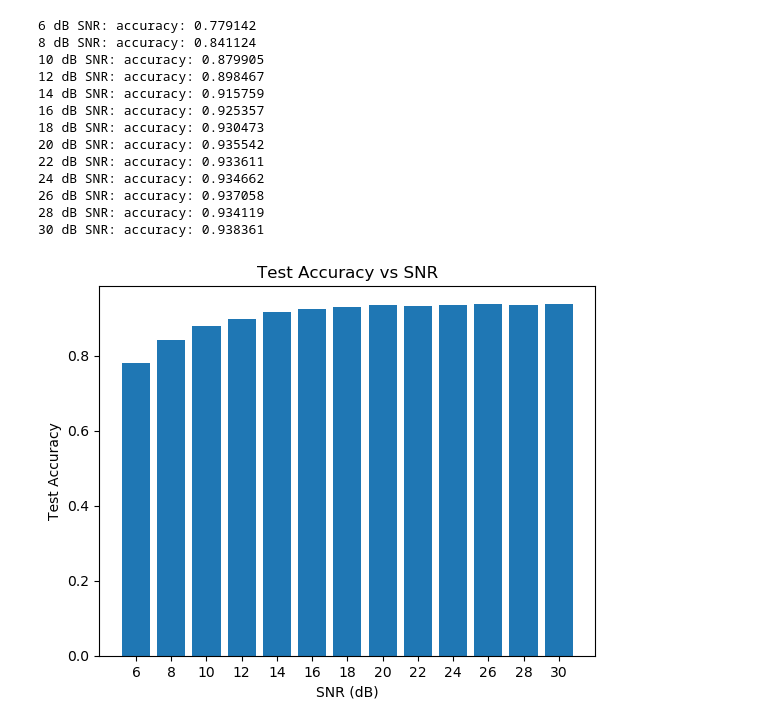
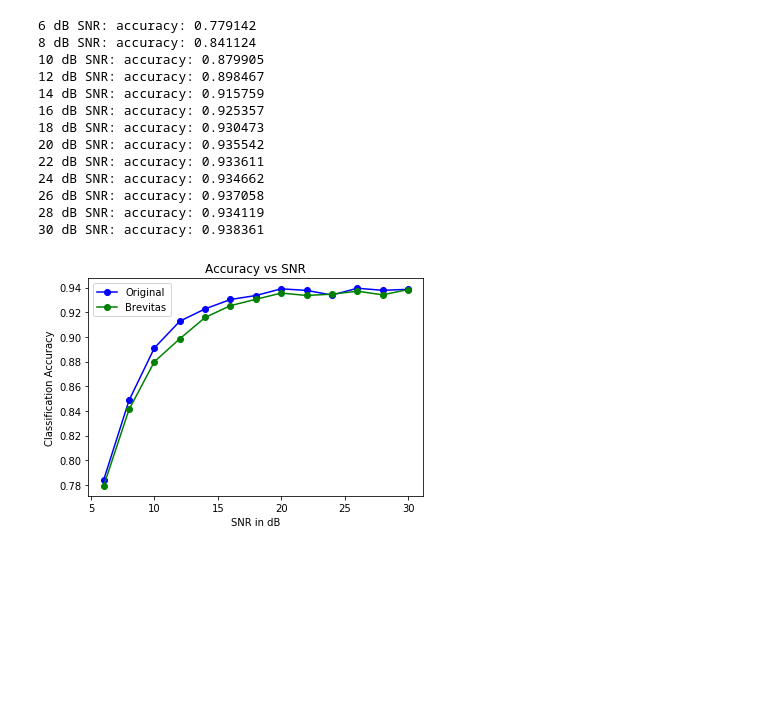
Before and after one commit to nikulshr/resnet_fpga, a Jupyter notebook: resnet_radioml_brevitas.ipynb, the cells around one changed output. Saved outputs shown, nothing was run; the diff lists cells and outputs as text; code cells hidden in the pictures; blank space fills up the shorter version.

```diff
--- a/resnet_radioml_brevitas.ipynb
+++ b/resnet_radioml_brevitas.ipynb
@@ -387,19 +387,21 @@ for key,value in snr_accuracy.items():
 28 dB SNR: accuracy: 0.934119
 30 dB SNR: accuracy: 0.938361
 # %%
-#db = range(6,31,2)
-#snr_accuracy = [0.779142,0.841124,0.879905,0.898467,0.915759,0.925357,0.930473,0.935542,0.933611,0.934662,0.937058,0.934119,0.938361]
+import matplotlib.pyplot as plt
 
-obj = db
-pos = np.arange(len(objects))
-perf = snr_accuracy
+db = range(6,31,2)
+perf = [0.784016,0.848516,0.891056,0.912698,0.922737,0.930349,0.933558,0.938976,0.937712,0.933947,0.939463,0.937780,0.938579]
+perf_2 = [0.779142,0.841124,0.879905,0.898467,0.915759,0.925357,0.930473,0.935542,0.933611,0.934662,0.937058,0.934119,0.938361]
 
-plt.bar(pos, perf, align='center', alpha=1)
-plt.xticks(pos, obj)
-plt.title('Test Accuracy vs SNR')
-plt.xlabel('SNR (dB)')
-plt.ylabel('Test Accuracy')
+plt.plot(db, perf, marker='o', color='b', label='Original')
+plt.plot(db, perf_2, marker='o', color='g', label='Brevitas')
+#plt.bar(pos, perf, align='center', alpha=1)
+#plt.xticks(pos, obj)
+plt.title('Accuracy vs SNR')
+plt.xlabel('SNR in dB')
+plt.ylabel('Classification Accuracy')
 
+plt.legend()
 plt.show()
 # %% [output]
-[figure, old version]
+[figure, new version]
```
Also changed, not shown: 17 other files.
